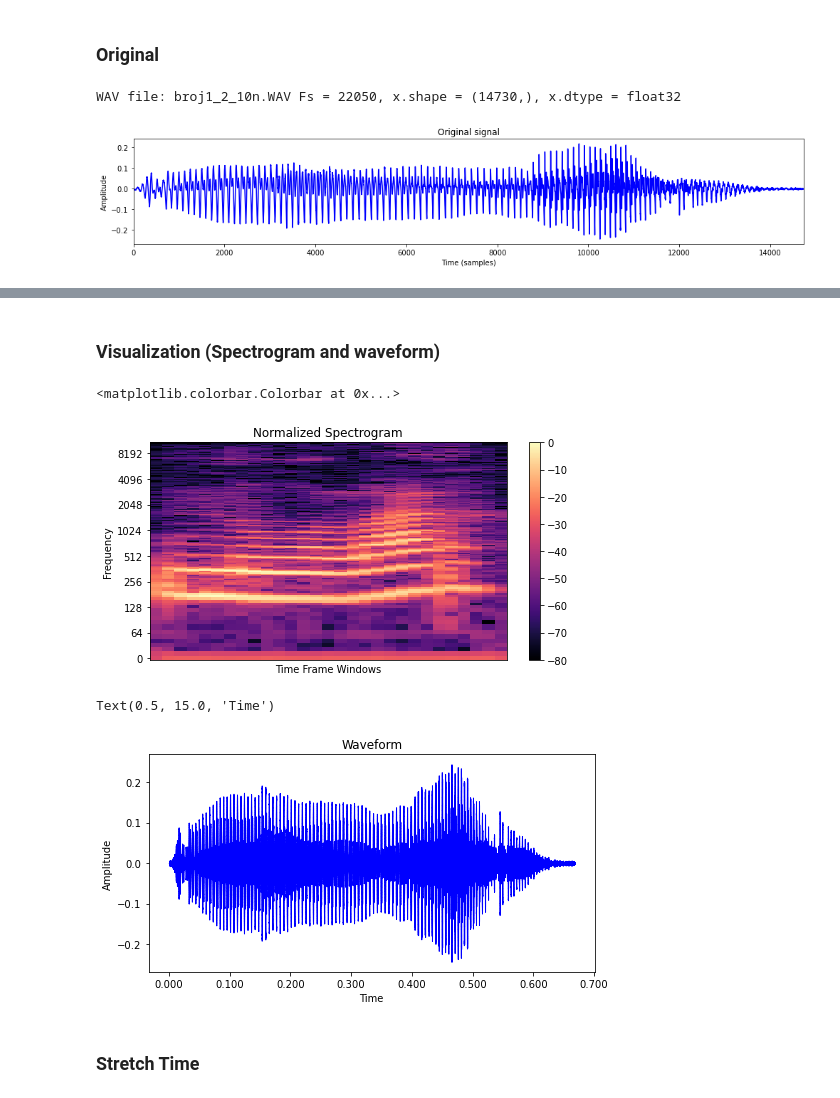
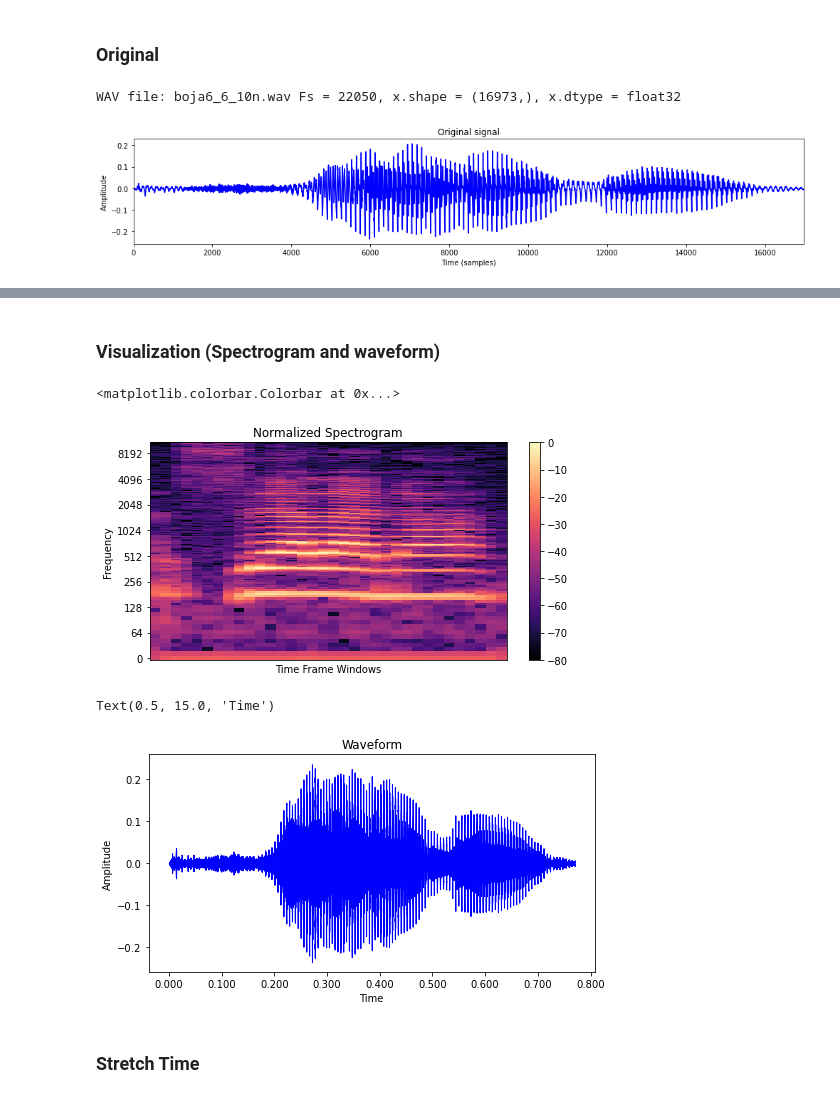
Before and after one commit to djolle87/data_augmentation, a Jupyter notebook: augmentation_demo.ipynb, the cells around one changed output, grey strips where cells are left out. Cells and saved outputs as stored; diff of their text form; code cells hidden in the pictures.

```diff
--- a/augmentation_demo.ipynb
+++ b/augmentation_demo.ipynb
@@ -61,12 +61,14 @@ config
 ### Original
 # %%
 # Read wav
-original_fn = "broj1_2_10n.WAV"
-x, Fs = librosa.load(f"data/govornik2_brojevi_n/{original_fn}", sr=None)
+# original_fn = "broj1_2_10n.WAV"
+original_fn = "boja6_6_10n.wav"
+# x, Fs = librosa.load(f"data/govornik2_brojevi_n/{original_fn}", sr=None)
+x, Fs = librosa.load(f"data/baza/{original_fn}", sr=None)
 print_plot_play(x=x, sr=Fs, title="Original signal", text=f'WAV file: {original_fn}')
 # %% [output]
-WAV file: broj1_2_10n.WAV Fs = 22050, x.shape = (14730,), x.dtype = float32
+WAV file: boja6_6_10n.wav Fs = 22050, x.shape = (16973,), x.dtype = float32
-[figure, old version]
+[figure, new version]
 [interactive output not drawn]
 # %% [markdown]
 ### Visualization (Spectrogram and waveform)
@@ -82,7 +84,7 @@ plt.xlabel('Time Frame Windows')
 plt.colorbar()
 # %% [output]
 <matplotlib.colorbar.Colorbar at 0x...>
-[figure, old version]
+[figure, new version]
 # %%
 # waveform
 plt.figure(figsize=(8, 4))
@@ -92,7 +94,7 @@ plt.ylabel("Amplitude")
 plt.xlabel('Time')
 # %% [output]
 Text(0.5, 15.0, 'Time')
-[figure, old version]
+[figure, new version]
 # %% [markdown]
 ### Stretch Time
 # %%
```
Also changed, not shown: parts of 16 cells of this notebook, 3 other files.
